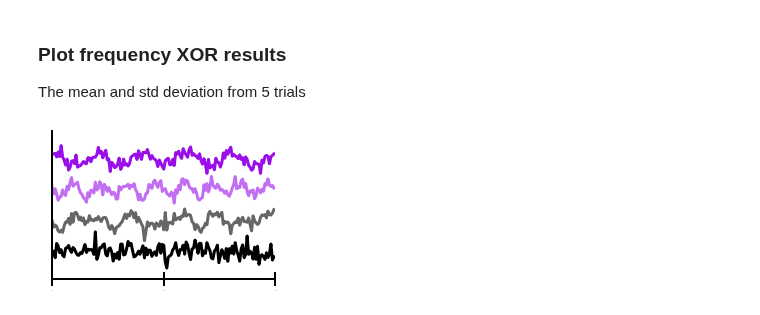
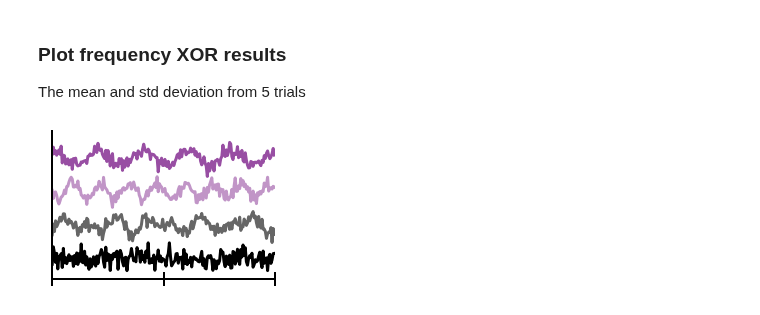
Before and after one commit to BruntonUWBio/structured-random-features, a Jupyter notebook: notebooks/reports/10.5-bp-paper-fig-tseries-clf.ipynb, the cells around one changed output. Saved outputs shown, nothing was run; the diff lists cells and outputs as text; code cells hidden in the pictures.

```diff
--- a/notebooks/reports/10.5-bp-paper-fig-tseries-clf.ipynb
+++ b/notebooks/reports/10.5-bp-paper-fig-tseries-clf.ipynb
@@ -7,6 +8,17 @@ import numpy as np
 import pickle
 
 from src.data.load_dataset import generate_frequency_detection, generate_frequency_XOR
+# %%
+## set the matplotlib params
+mpl.rcParams['xtick.major.size'] = 14
+mpl.rcParams['xtick.major.width'] = 2
+mpl.rcParams['ytick.major.size'] = 14
+mpl.rcParams['ytick.major.width'] = 2
+mpl.rcParams['xtick.direction'] = 'inout'
+mpl.rcParams['ytick.direction'] = 'inout'
+mpl.rcParams['axes.linewidth'] = 2
+mpl.rcParams['axes.spines.right'] = False
+mpl.rcParams['axes.spines.top'] = False
 # %%
 data_dir = abspath(join(os.getcwd(), '../../'))
 # %% [markdown]
@@ -97,33 +87,26 @@ mistuned, (281, 19.8545)
 The mean and std deviation from 5 trials
 # %%
 # plot the frequency XOR task'
-num_samples, sampling_rate, freq1, freq2, duration, snr = 5000, 1500, 5, 8, 0.1, 0.8
+num_samples, sampling_rate, freq1, freq2, duration, snr = 5000, 2000, 50, 80, 0.1, 0.8
 X, y = generate_frequency_XOR(num_samples, sampling_rate, freq1, freq2, duration, snr, seed=20, shuffle=False)
-freqs = [int(freq1/ duration), int(freq2  / duration)]
+t = np.arange(0, duration, 1 / sampling_rate) * 1000
 
 fig = plt.figure(figsize=(4, 6))
 ax = fig.add_subplot(211)
-plt.plot(t, X[0] + 5, c='#9a0eea', lw=3, alpha=1, label='$\omega_1=$%d Hz' % freqs[0])
-plt.plot(t, X[1250], c='#9a0eea', lw=3, alpha=0.6, label=r'$\omega_2=$%d Hz' % freqs[1])
-plt.plot(t, X[2501] - 5, c='#000000', lw=3, alpha=0.6, label=r'mixed $%d$ & $%d$ Hz' % (freqs[0], freqs[1]))
-plt.plot(t, X[-1] - 10, c='#000000', lw=3, alpha=1, label='white noise')
+plt.plot(t, X[0] + 1.25, c='#984ea3', lw=3, alpha=1, label='$\omega_1=$%d Hz' % freqs[0])
+plt.plot(t, X[1250], c='#984ea3', lw=3, alpha=0.6, label=r'$\omega_2=$%d Hz' % freqs[1])
+plt.plot(t, X[2501] - 1.25, c='#000000', lw=3, alpha=0.6, label=r'mixed $%d$ & $%d$ Hz' % (freqs[0], freqs[1]))
+plt.plot(t, X[-1] - 2.5, c='#000000', lw=3, alpha=1, label='white noise')
 
 # format ticks
-ax.tick_params(axis = 'both', which = 'major', direction='inout', labelsize = 0, width=2, length=14)
-ax.tick_params(axis = 'both', which = 'minor', direction='inout', labelsize = 0, width=0, length=0)
 plt.xticks(np.arange(0, 150, 50))
 plt.yticks([])
 plt.xlim(0, 100)
-plt.ylim(-14.5,9.5)
-
-# format axes
-for axis in ['left', 'bottom']:
-    ax.spines[axis].set_linewidth(2)
-for axis in ['top', 'right']:
-    ax.spines[axis].set_visible(False)
+plt.ylim(-3.25, 2.25)
+ax.set_xticklabels([])
 
 plt.savefig(data_dir + '/reports/figures/paper_figs/figure_6/frequency_XOR_task.pdf',
             dpi=300, transparent=True,
             bbox_inches = 'tight', pad_inches = 0)
 # %% [output]
-[figure, old version]
+[figure, new version]
```
Also changed, not shown: parts of 7 cells of this notebook, 10 other files.
